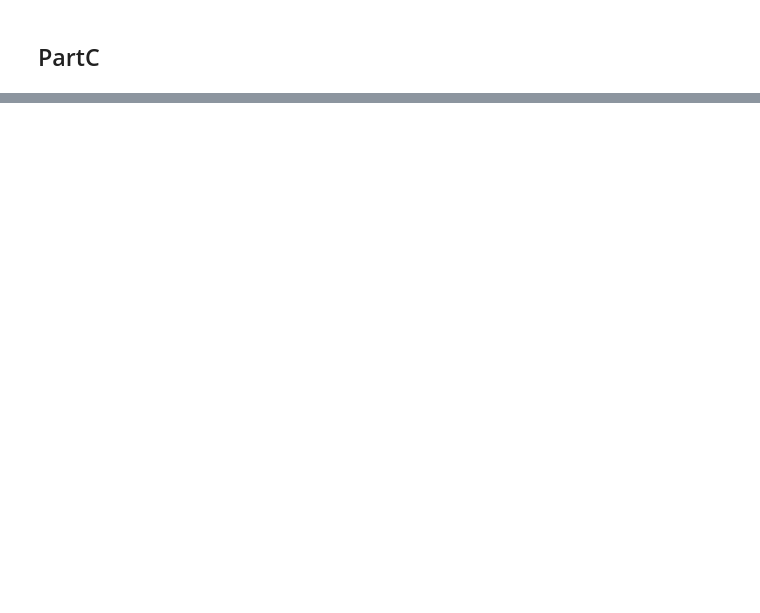
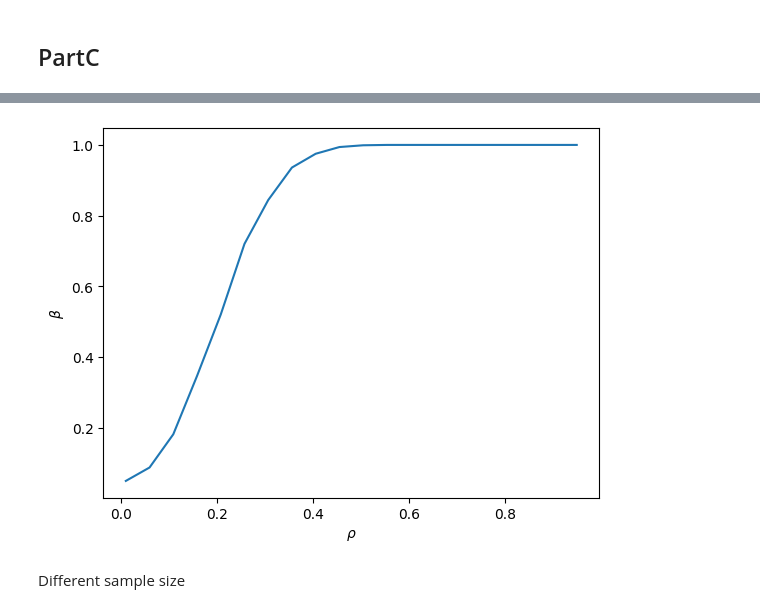
Before and after one commit to NMashalov/MiptBayessianCourseHW, a Jupyter notebook: hw1/tasks/task3.ipynb, the cells around one changed output, grey strips where cells are left out. Saved outputs shown, nothing was run; the diff lists cells and outputs as text; code cells hidden in the pictures; blank space fills up the shorter version.

```diff
--- a/hw1/tasks/task3.ipynb
+++ b/hw1/tasks/task3.ipynb
@@ -20,0 +24,7 @@ plt.savefig('../static/task3/distributions.png')
+# %%
+cut_off = distribution(0, 100).ppf(0.975)
+
+
+def generate_population(n_population: int):
+    for _ in range(n_population):
+        yield abs((sts.norm.rvs(size=100) @ sts.norm.rvs(size=100)) / 100) > cut_off
@@ -22,0 +39,26 @@ plt.savefig('../static/task3/distributions.png')
+# %%
+def generate_population(n_population: int, rho: float, size: int):
+    dist = sts.multivariate_normal([0, 0], [[1, rho], [rho, 1]])
+    cut_off = distribution(0, size).ppf(0.975)
+    for _ in range(n_population):
+        samples = dist.rvs(size=size)
+        yield abs((samples[:, 0] @ samples[:, 1]) / size) > cut_off
+# %%
+n_population = 1_000
+size = 100
+
+rho_power_estimation = (
+    lambda rho: sum(generate_population(n_population, rho, size)) / n_population
+)
+rhos = np.linspace(0.01, 0.95, 20)
+
+power = [rho_power_estimation(rho) for rho in rhos]
+# %%
+plt.plot(rhos, power)
+plt.ylabel(r"$\beta$")
+plt.xlabel(r"$\rho$")
+plt.savefig("../static/task3/power_n_100.png")
+# %% [output]
+[figure, added]
+# %% [markdown]
+Different sample size
```
Also changed, not shown: parts of 18 cells of this notebook, 11 other files.
